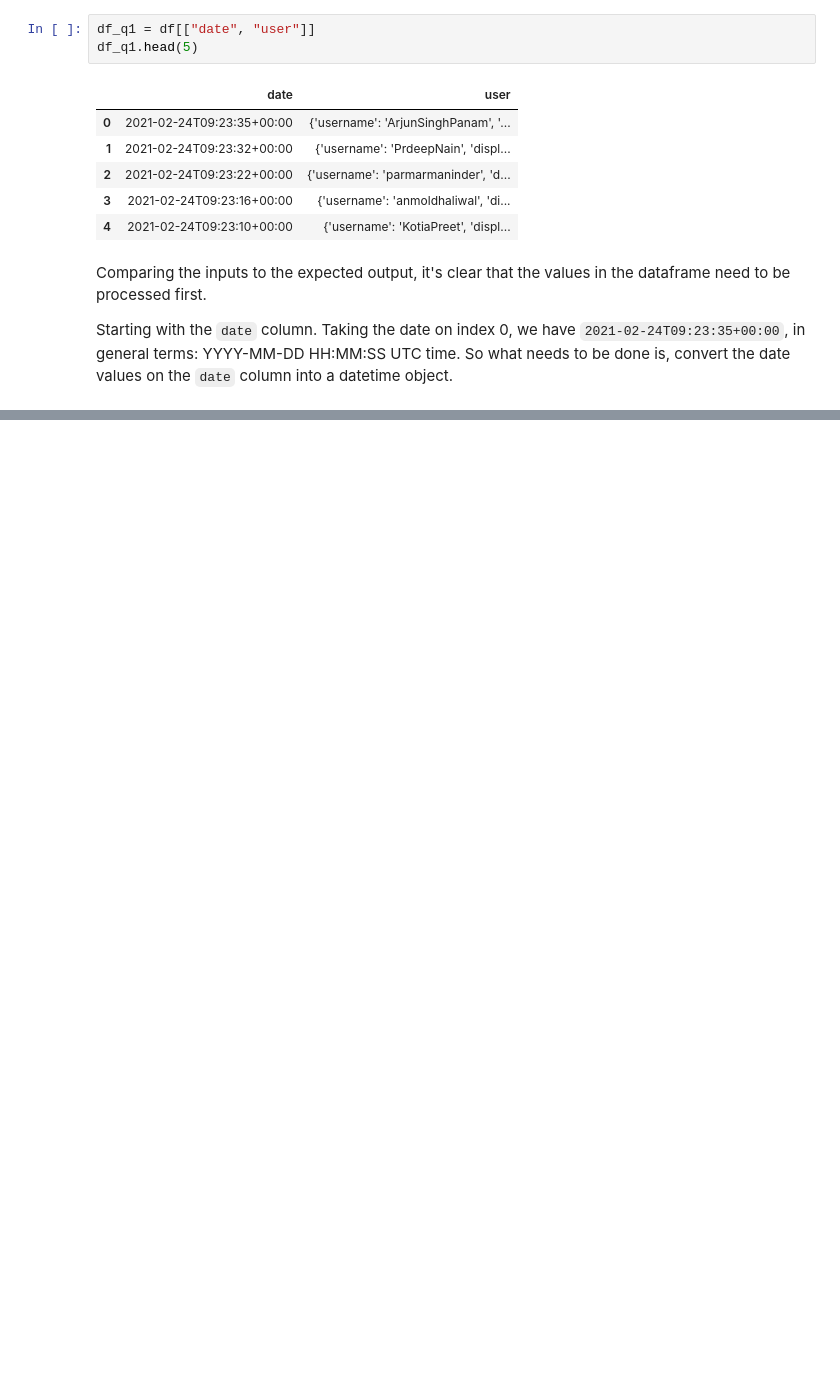
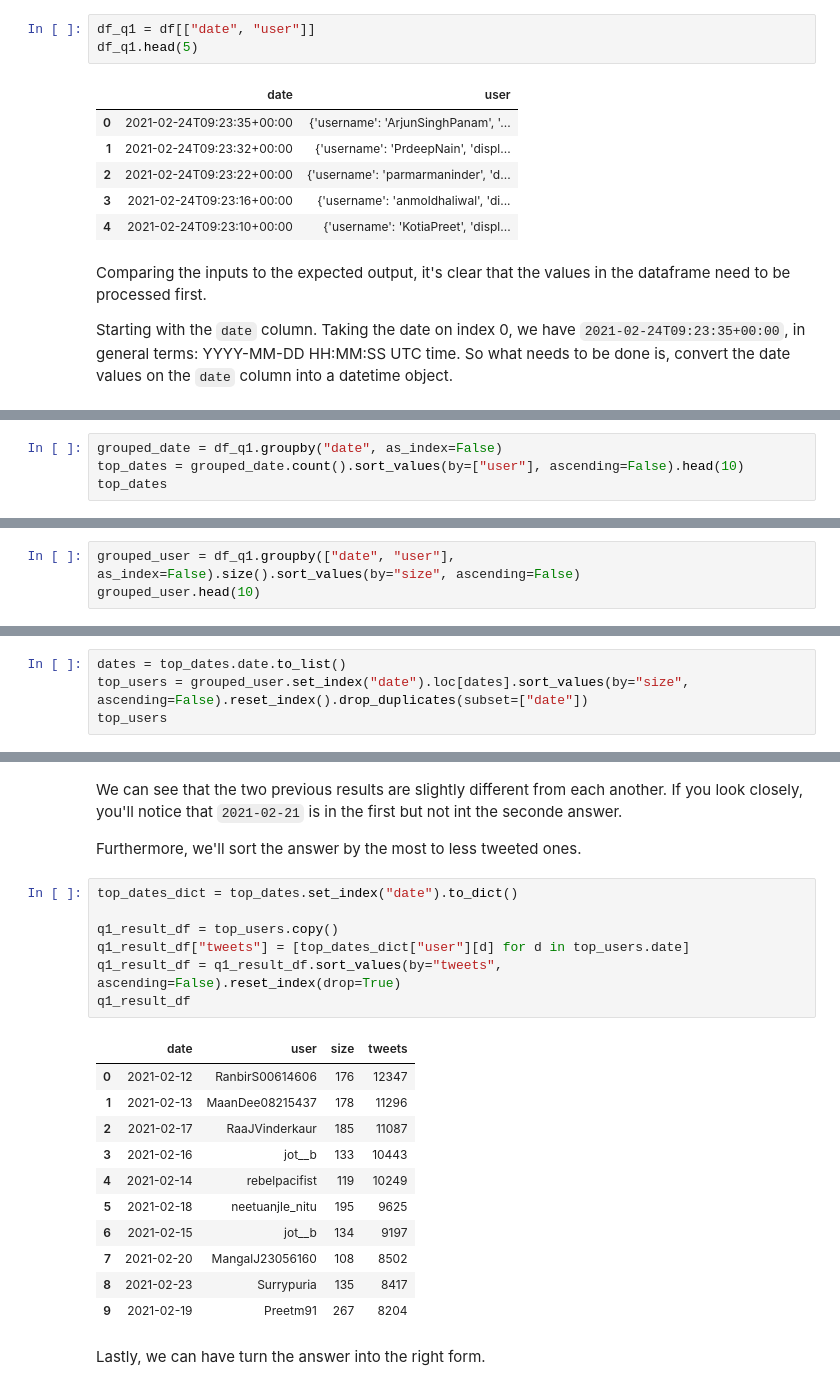
Before and after one commit to arthurkko/latam-challenge, a Jupyter notebook: src/challenge.ipynb, the cells around one changed output, grey strips where cells are left out. Drawn from its saved outputs; the diff is of its cells as text; blank space fills up the shorter version.

Commit message:
feat: answer q1

```diff
--- a/src/challenge.ipynb
+++ b/src/challenge.ipynb
@@ -172,0 +176,4 @@ df_q1.only_date.group
+# %%
+grouped_date = df_q1.groupby("date", as_index=False)
+top_dates = grouped_date.count().sort_values(by=["user"], ascending=False).head(10)
+top_dates
@@ -172,0 +196,3 @@ df_q1.only_date.group
+# %%
+grouped_user = df_q1.groupby(["date", "user"], as_index=False).size().sort_values(by="size", ascending=False)
+grouped_user.head(10)
@@ -172,0 +215,4 @@ df_q1.only_date.group
+# %%
+dates = top_dates.date.to_list()
+top_users = grouped_user.set_index("date").loc[dates].sort_values(by="size", ascending=False).reset_index().drop_duplicates(subset=["date"])
+top_users
@@ -172,0 +231,25 @@ df_q1.only_date.group
+# %% [markdown]
+We can see that the two previous results are slightly different from each another. If you look closely, you'll notice that `2021-02-21` is in the first but not int the seconde answer.
+
+Furthermore, we'll sort the answer by the most to less tweeted ones.
+# %%
+top_dates_dict = top_dates.set_index("date").to_dict()
+
+q1_result_df = top_users.copy()
+q1_result_df["tweets"] = [top_dates_dict["user"][d] for d in top_users.date]
+q1_result_df = q1_result_df.sort_values(by="tweets", ascending=False).reset_index(drop=True)
+q1_result_df
+# %% [output]
+|  | date | user | size | tweets |
+| 0 | 2021-02-12 | RanbirS00614606 | 176 | 12347 |
+| 1 | 2021-02-13 | MaanDee08215437 | 178 | 11296 |
+| 2 | 2021-02-17 | RaaJVinderkaur | 185 | 11087 |
+| 3 | 2021-02-16 | jot__b | 133 | 10443 |
+| 4 | 2021-02-14 | rebelpacifist | 119 | 10249 |
+| 5 | 2021-02-18 | neetuanjle_nitu | 195 | 9625 |
+| 6 | 2021-02-15 | jot__b | 134 | 9197 |
+| 7 | 2021-02-20 | MangalJ23056160 | 108 | 8502 |
+| 8 | 2021-02-23 | Surrypuria | 135 | 8417 |
+| 9 | 2021-02-19 | Preetm91 | 267 | 8204 |
+# %% [markdown]
+Lastly, we can have turn the answer into the right form.
```
Also changed, not shown: parts of 12 cells of this notebook, 1 other file.
